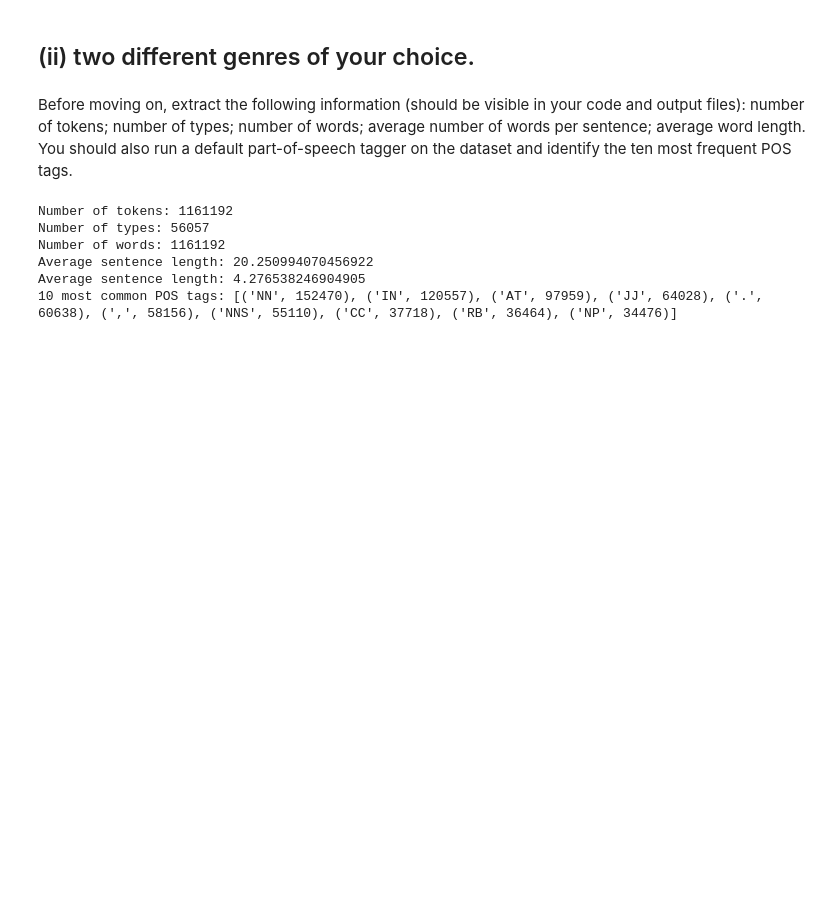
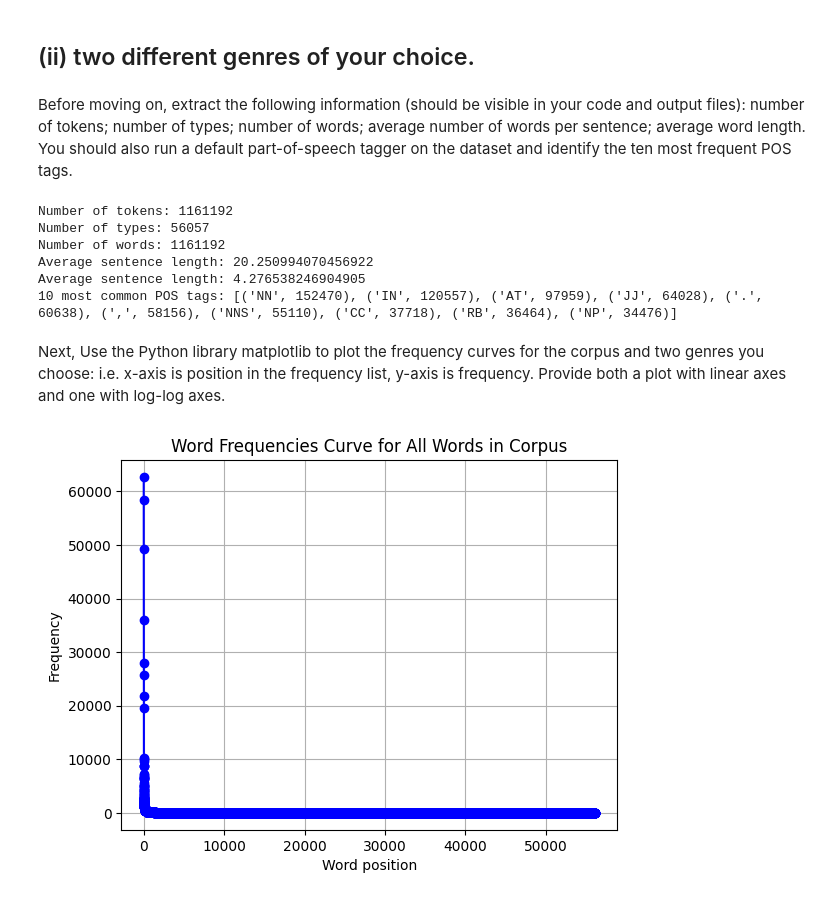
Before and after one commit to WouterBakker/NLP, a Jupyter notebook: Assignment_2/problem0.ipynb, the cells around one changed output. Cells and saved outputs as stored; diff of their text form; code cells hidden in the pictures; blank space fills up the shorter version.

```diff
--- a/Assignment_2/problem0.ipynb
+++ b/Assignment_2/problem0.ipynb
@@ -55,3 +55,29 @@ Number of words: 1161192
 Average sentence length: 20.250994070456922
 Average sentence length: 4.276538246904905
 10 most common POS tags: [('NN', 152470), ('IN', 120557), ('AT', 97959), ('JJ', 64028), ('.', 60638), (',', 58156), ('NNS', 55110), ('CC', 37718), ('RB', 36464), ('NP', 34476)]
+# %% [markdown]
+
+Next, Use the Python library matplotlib to plot the frequency curves for the corpus and two genres you choose: i.e. x-axis is position in the frequency list, y-axis is frequency. Provide both a plot with linear axes and one with log-log axes.
+# %%
+import matplotlib.pyplot as plt
+
+x_all = list(range(1, len(sorted_wordcounts)+1))
+y_all = list(sorted_wordcounts.values())
+
+x_adventure = list(range(1, len(sorted_wordcounts_adventure)+1))
+y_adventure = list(sorted_wordcounts_adventure.values())
+
+x_news= list(range(1, len(sorted_wordcounts_news)+1))
+y_news = list(sorted_wordcounts_news.values())
+# %%
+# Plotting the frequency curve using matplotlib
+# plt.figure(figsize=(10, 6))  # Adjust figure size if needed
+plt.plot(x_all, y_all, marker='o', linestyle='-', color='b')  # Plot the frequency curve
+plt.title('Word Frequencies Curve for All Words in Corpus')
+plt.xlabel('Word position')
+plt.ylabel('Frequency')
+# plt.xticks(rotation=45)  # Rotate x-axis labels for better readability
+plt.grid(True)
+plt.show()
+# %% [output]
+[figure, added]
```
Also changed, not shown: parts of 3 cells of this notebook.
